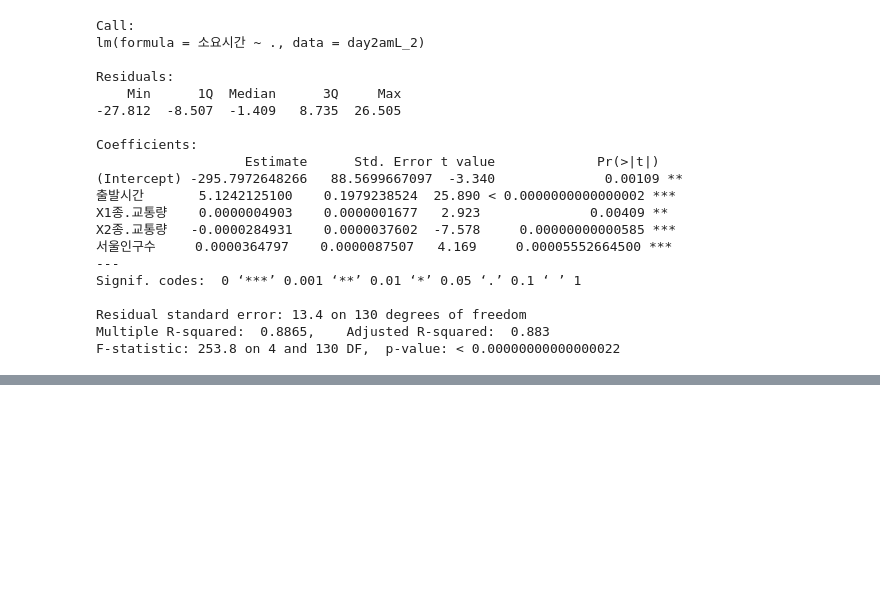
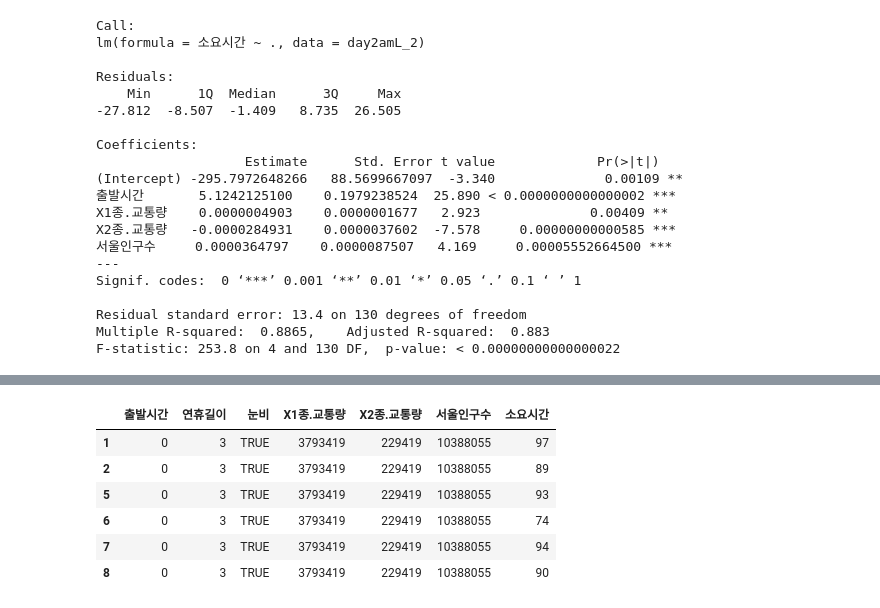
Before and after one commit to jjhwnn/R_Programming, a Jupyter notebook: education_원핫인코딩.ipynb, the cells around one changed output, grey strips where cells are left out. Cells and saved outputs as stored; diff of their text form; code cells hidden in the pictures; blank space fills up the shorter version.

```diff
--- a/education_원핫인코딩.ipynb
+++ b/education_원핫인코딩.ipynb
@@ -1970,0 +2006,12 @@ head(d2)
+# %%
+control <- rfeControl(functions = rfFuncs, method = "cv", number = 10)
+control_rf <- rfeControl(functions = rfFuncs, method = "repeatedcv", repeats = 5, number = 10)
+head(d2)
+# %% [output]
+|  | 출발시간 | 연휴길이 | 눈비 | X1종.교통량 | X2종.교통량 | 서울인구수 | 소요시간 |
+| 1 | 0 | 3 | TRUE | 3793419 | 229419 | 10388055 | 97 |
+| 2 | 0 | 3 | TRUE | 3793419 | 229419 | 10388055 | 89 |
+| 5 | 0 | 3 | TRUE | 3793419 | 229419 | 10388055 | 93 |
+| 6 | 0 | 3 | TRUE | 3793419 | 229419 | 10388055 | 74 |
+| 7 | 0 | 3 | TRUE | 3793419 | 229419 | 10388055 | 94 |
+| 8 | 0 | 3 | TRUE | 3793419 | 229419 | 10388055 | 90 |
```
Also changed, not shown: parts of 15 cells of this notebook, 1 other file.
